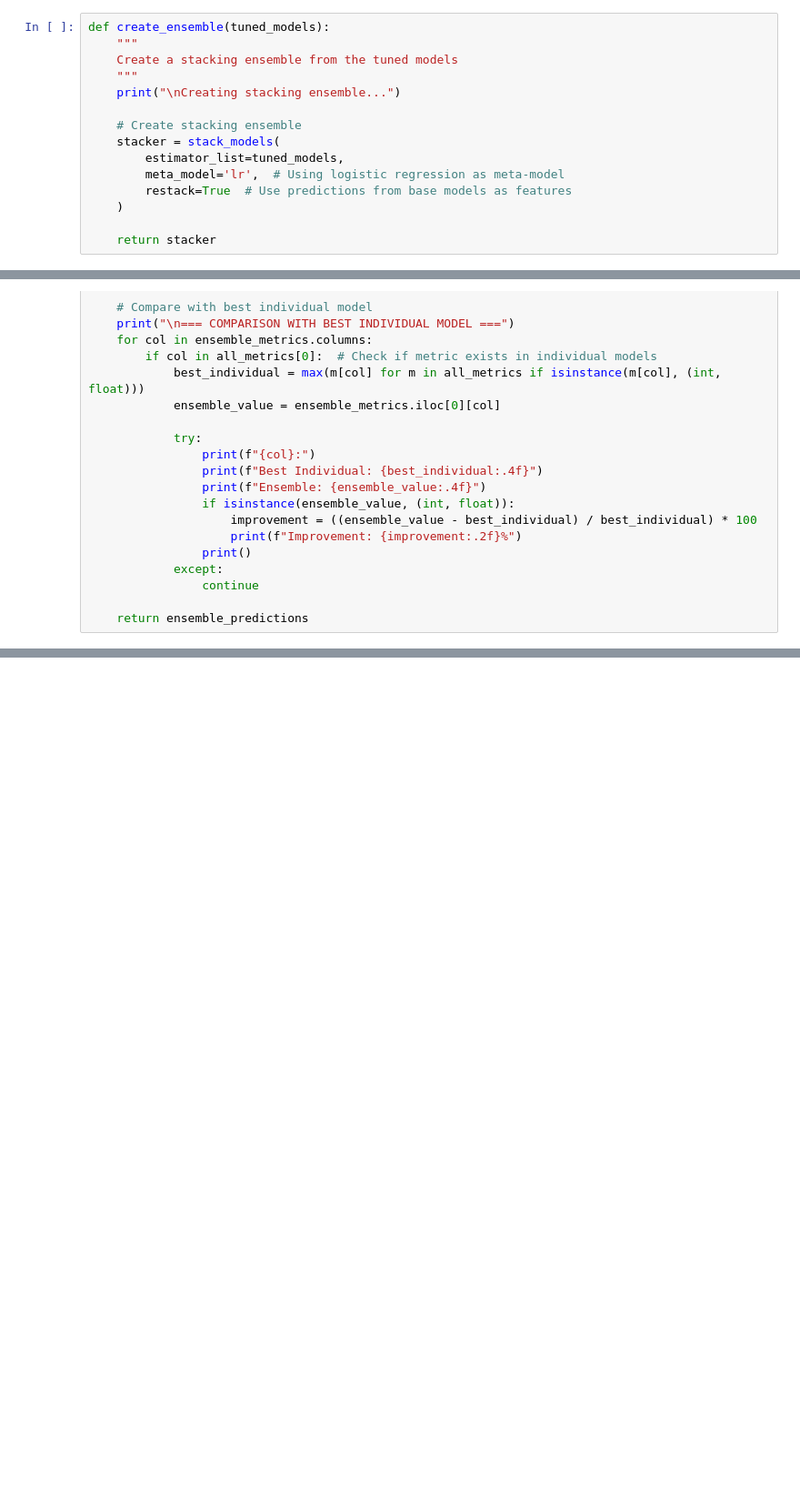
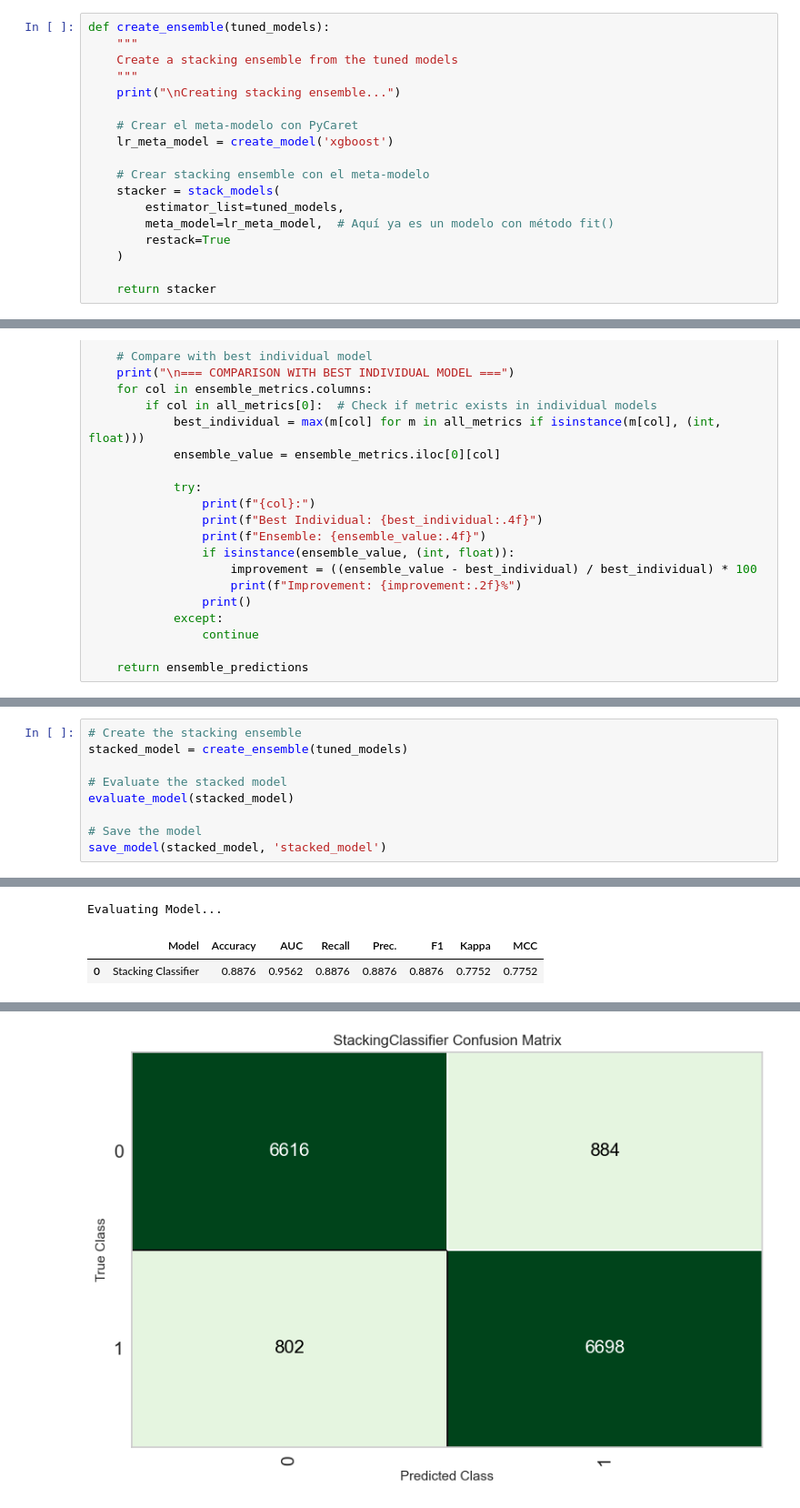
Before and after one commit to Ra-Fast/IBDB---Kaggle, a Jupyter notebook: PyCaret.ipynb, the cells around one changed output, grey strips where cells are left out. Shown at 91% size. Saved outputs shown, nothing was run; the diff lists cells and outputs as text; blank space fills up the shorter version.

```diff
--- a/PyCaret.ipynb
+++ b/PyCaret.ipynb
@@ -124,11 +128,14 @@ def create_ensemble(tuned_models):
     """
     print("\nCreating stacking ensemble...")
 
-    # Create stacking ensemble
+    # Crear el meta-modelo con PyCaret
+    lr_meta_model = create_model('xgboost')
+
+    # Crear stacking ensemble con el meta-modelo
     stacker = stack_models(
         estimator_list=tuned_models,
-        meta_model='lr',  # Using logistic regression as meta-model
-        restack=True  # Use predictions from base models as features
+        meta_model=lr_meta_model,  # Aquí ya es un modelo con método fit()
+        restack=True
     )
 
     return stacker
@@ -295,0 +462,10 @@ for i, model in enumerate(tuned_models, 1):
+# %%
+# Create the stacking ensemble
+stacked_model = create_ensemble(tuned_models)
+
+# Evaluate the stacked model
+evaluate_model(stacked_model)
+
+# Save the model
+save_model(stacked_model, 'stacked_model')
+# %% [output]
@@ -295,0 +505,3 @@ for i, model in enumerate(tuned_models, 1):
+Evaluating Model...
+|  | Model | Accuracy | AUC | Recall | Prec. | F1 | Kappa | MCC |
+| 0 | Stacking Classifier | 0.8876 | 0.9562 | 0.8876 | 0.8876 | 0.8876 | 0.7752 | 0.7752 |
@@ -295,0 +509 @@ for i, model in enumerate(tuned_models, 1):
+[figure, added]
```
Also changed, not shown: parts of 9 cells of this notebook, 6 other files.
